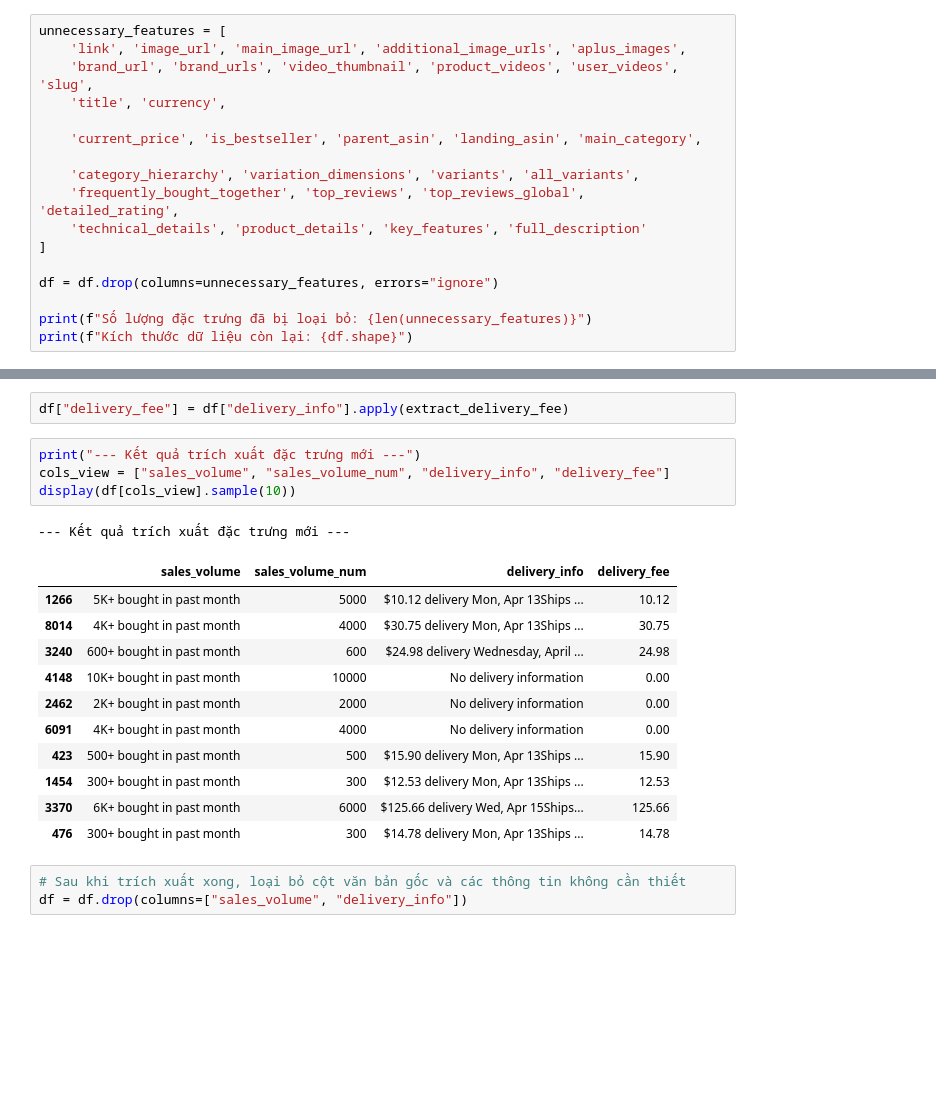
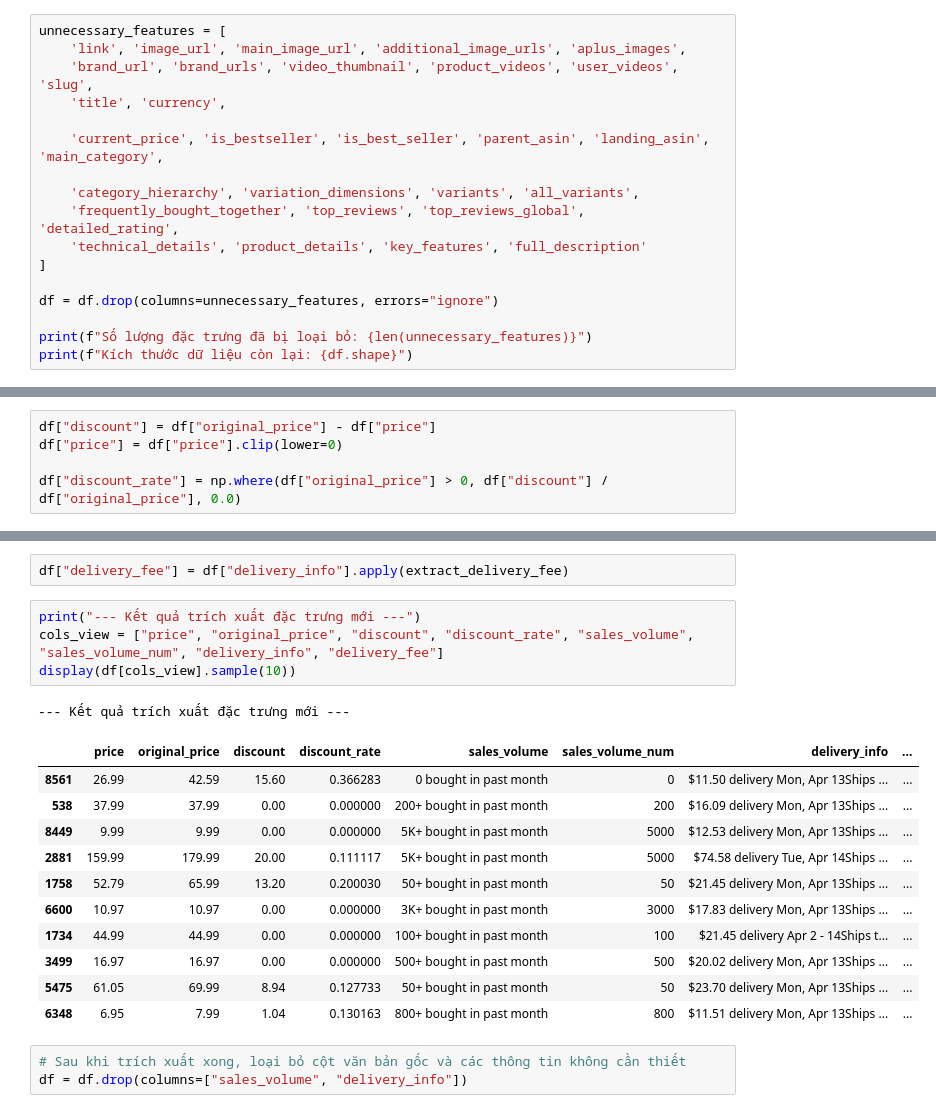
Before and after one commit to Hutaph/LAB01_Data_Visualization, a Jupyter notebook: notebook/data_preprocessing_modeling.ipynb, the cells around one changed output, grey strips where cells are left out. Saved outputs shown, nothing was run; the diff lists cells and outputs as text; blank space fills up the shorter version.

```diff
--- a/notebook/data_preprocessing_modeling.ipynb
+++ b/notebook/data_preprocessing_modeling.ipynb
@@ -168,7 +173,7 @@ unnecessary_features = [
     'brand_url', 'brand_urls', 'video_thumbnail', 'product_videos', 'user_videos', 'slug',
     'title', 'currency',
 
-    'current_price', 'is_bestseller', 'parent_asin', 'landing_asin', 'main_category',
+    'current_price', 'is_bestseller', 'is_best_seller', 'parent_asin', 'landing_asin', 'main_category',
 
     'category_hierarchy', 'variation_dimensions', 'variants', 'all_variants',
     'frequently_bought_together', 'top_reviews', 'top_reviews_global', 'detailed_rating',
@@ -486 +503,6 @@ print(df['delivery_info'].unique()[:10])
+# %%
+df["discount"] = df["original_price"] - df["price"]
+df["price"] = df["price"].clip(lower=0)
+
+df["discount_rate"] = np.where(df["original_price"] > 0, df["discount"] / df["original_price"], 0.0)
 # %% [markdown]
@@ -515,21 +537,21 @@ def extract_delivery_fee(value):
 df["delivery_fee"] = df["delivery_info"].apply(extract_delivery_fee)
 # %%
 print("--- Kết quả trích xuất đặc trưng mới ---")
-cols_view = ["sales_volume", "sales_volume_num", "delivery_info", "delivery_fee"]
+cols_view = ["price", "original_price", "discount", "discount_rate", "sales_volume", "sales_volume_num", "delivery_info", "delivery_fee"]
 display(df[cols_view].sample(10))
 # %% [output]
 --- Kết quả trích xuất đặc trưng mới ---
-|  | sales_volume | sales_volume_num | delivery_info | delivery_fee |
-| 1266 | 5K+ bought in past month | 5000 | $10.12 delivery Mon, Apr 13Ships ... | 10.12 |
-| 8014 | 4K+ bought in past month | 4000 | $30.75 delivery Mon, Apr 13Ships ... | 30.75 |
-| 3240 | 600+ bought in past month | 600 | $24.98 delivery Wednesday, April ... | 24.98 |
-| 4148 | 10K+ bought in past month | 10000 | No delivery information | 0.00 |
-| 2462 | 2K+ bought in past month | 2000 | No delivery information | 0.00 |
-| 6091 | 4K+ bought in past month | 4000 | No delivery information | 0.00 |
-| 423 | 500+ bought in past month | 500 | $15.90 delivery Mon, Apr 13Ships ... | 15.90 |
-| 1454 | 300+ bought in past month | 300 | $12.53 delivery Mon, Apr 13Ships ... | 12.53 |
-| 3370 | 6K+ bought in past month | 6000 | $125.66 delivery Wed, Apr 15Ships... | 125.66 |
-| 476 | 300+ bought in past month | 300 | $14.78 delivery Mon, Apr 13Ships ... | 14.78 |
+|  | price | original_price | discount | discount_rate | sales_volume | sales_volume_num | delivery_info | ... |
+| 8561 | 26.99 | 42.59 | 15.60 | 0.366283 | 0 bought in past month | 0 | $11.50 delivery Mon, Apr 13Ships ... | ... |
+| 538 | 37.99 | 37.99 | 0.00 | 0.000000 | 200+ bought in past month | 200 | $16.09 delivery Mon, Apr 13Ships ... | ... |
+| 8449 | 9.99 | 9.99 | 0.00 | 0.000000 | 5K+ bought in past month | 5000 | $12.53 delivery Mon, Apr 13Ships ... | ... |
+| 2881 | 159.99 | 179.99 | 20.00 | 0.111117 | 5K+ bought in past month | 5000 | $74.58 delivery Tue, Apr 14Ships ... | ... |
+| 1758 | 52.79 | 65.99 | 13.20 | 0.200030 | 50+ bought in past month | 50 | $21.45 delivery Mon, Apr 13Ships ... | ... |
+| 6600 | 10.97 | 10.97 | 0.00 | 0.000000 | 3K+ bought in past month | 3000 | $17.83 delivery Mon, Apr 13Ships ... | ... |
+| 1734 | 44.99 | 44.99 | 0.00 | 0.000000 | 100+ bought in past month | 100 | $21.45 delivery Apr 2 - 14Ships t... | ... |
+| 3499 | 16.97 | 16.97 | 0.00 | 0.000000 | 500+ bought in past month | 500 | $20.02 delivery Mon, Apr 13Ships ... | ... |
+| 5475 | 61.05 | 69.99 | 8.94 | 0.127733 | 50+ bought in past month | 50 | $23.70 delivery Mon, Apr 13Ships ... | ... |
+| 6348 | 6.95 | 7.99 | 1.04 | 0.130163 | 800+ bought in past month | 800 | $11.51 delivery Mon, Apr 13Ships ... | ... |
 # %%
 # Sau khi trích xuất xong, loại bỏ cột văn bản gốc và các thông tin không cần thiết
 df = df.drop(columns=["sales_volume", "delivery_info"])
```
Also changed, not shown: parts of 73 cells of this notebook, 7 other files.
